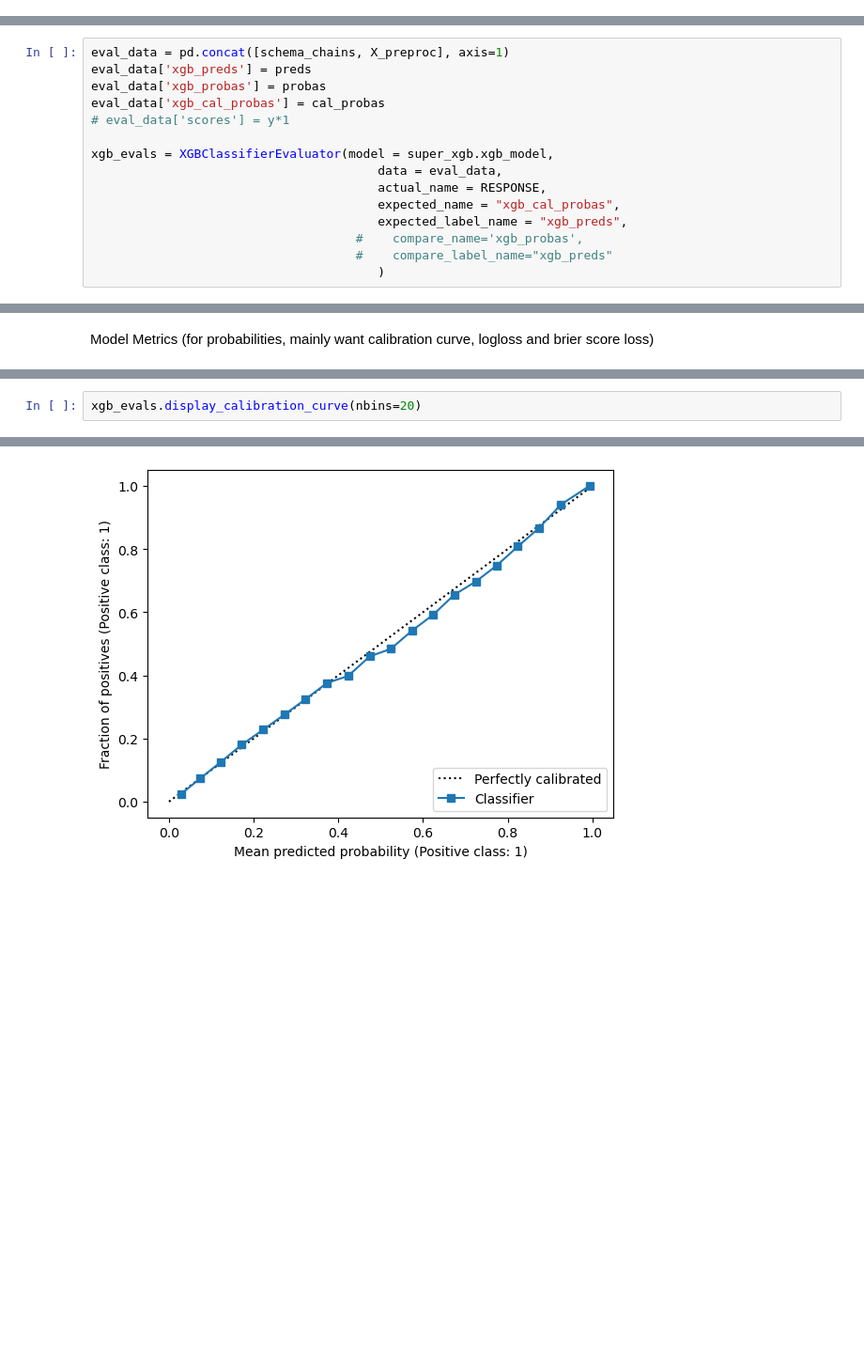
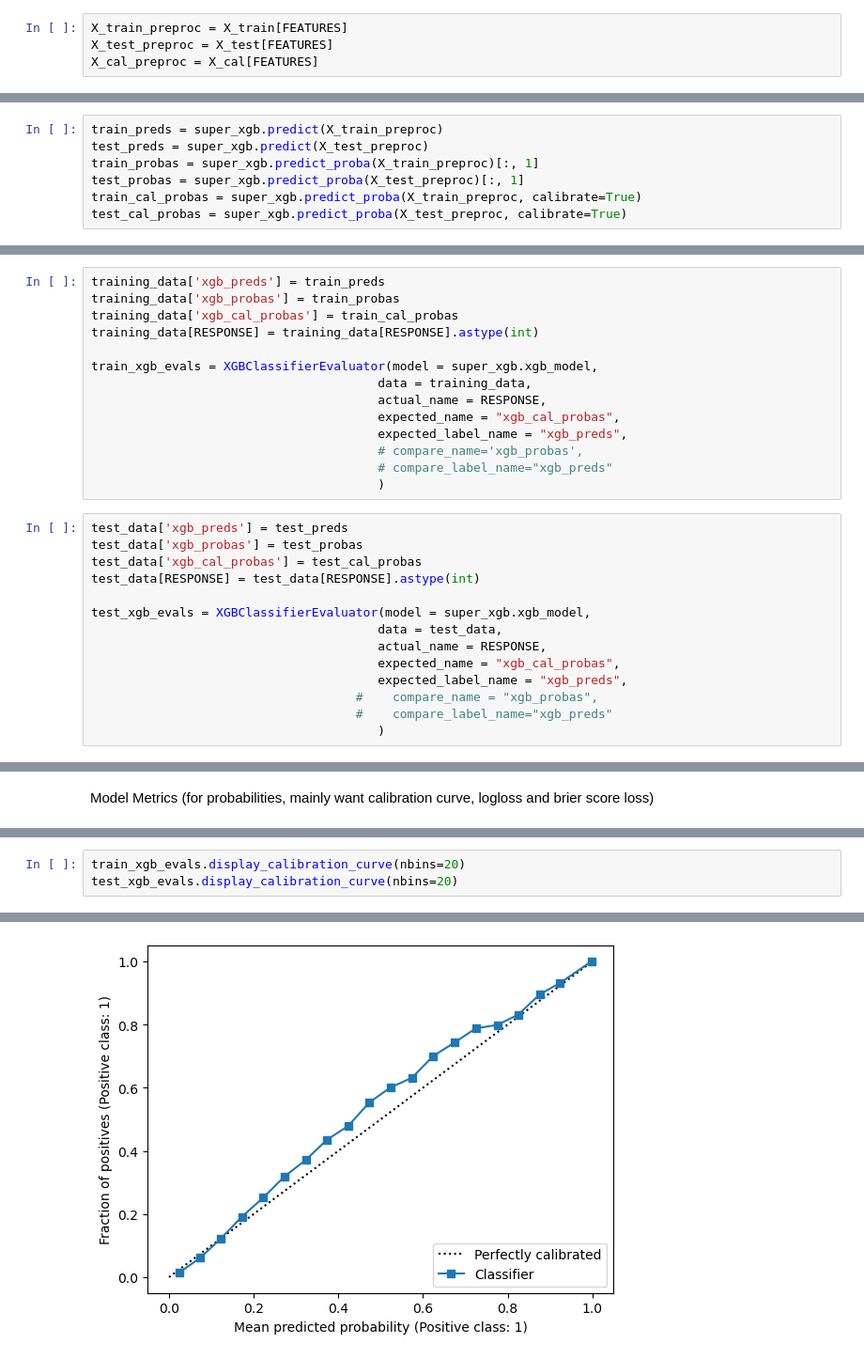
Before and after one commit to ciaran-grant/afl-player-ratings, a Jupyter notebook: vaep/notebooks/2a_model_evaluation.ipynb, the cells around one changed output, grey strips where cells are left out. Shown at 94% size. Drawn from its saved outputs; the diff is of its cells as text; blank space fills up the shorter version.

```diff
--- a/vaep/notebooks/2a_model_evaluation.ipynb
+++ b/vaep/notebooks/2a_model_evaluation.ipynb
@@ -104,3 +81,7 @@ X_preproc.columns = score_feature_names
+# %%
+X_train_preproc = X_train[FEATURES]
+X_test_preproc = X_test[FEATURES]
+X_cal_preproc = X_cal[FEATURES]
 # %% [markdown]
 Load Model
 # %%
@@ -133,3 +106,10 @@ cal_probas = super_xgb.predict_proba(X_preproc, calibrate=True)
+# %%
+train_preds = super_xgb.predict(X_train_preproc)
+test_preds = super_xgb.predict(X_test_preproc)
+train_probas = super_xgb.predict_proba(X_train_preproc)[:, 1]
+test_probas = super_xgb.predict_proba(X_test_preproc)[:, 1]
+train_cal_probas = super_xgb.predict_proba(X_train_preproc, calibrate=True)
+test_cal_probas = super_xgb.predict_proba(X_test_preproc, calibrate=True)
 # %% [markdown]
 Compare Model
 # %%
@@ -150,20 +128,33 @@ Compare Model
 # %% [markdown]
 Evaluate Model
 # %%
-eval_data = pd.concat([schema_chains, X_preproc], axis=1)
-eval_data['xgb_preds'] = preds
-eval_data['xgb_probas'] = probas
-eval_data['xgb_cal_probas'] = cal_probas
-# eval_data['scores'] = y*1
+training_data['xgb_preds'] = train_preds
+training_data['xgb_probas'] = train_probas
+training_data['xgb_cal_probas'] = train_cal_probas
+training_data[RESPONSE] = training_data[RESPONSE].astype(int)
 
-xgb_evals = XGBClassifierEvaluator(model = super_xgb.xgb_model,
-                                       data = eval_data,
+train_xgb_evals = XGBClassifierEvaluator(model = super_xgb.xgb_model,
+                                       data = training_data,
                                        actual_name = RESPONSE,
                                        expected_name = "xgb_cal_probas",
                                        expected_label_name = "xgb_preds",
-                                    #    compare_name='xgb_probas',
-                                    #    compare_label_name="xgb_preds"
+                                       # compare_name='xgb_probas',
+                                       # compare_label_name="xgb_preds"
                                        )
+# %%
+test_data['xgb_preds'] = test_preds
+test_data['xgb_probas'] = test_probas
+test_data['xgb_cal_probas'] = test_cal_probas
+test_data[RESPONSE] = test_data[RESPONSE].astype(int)
+
+test_xgb_evals = XGBClassifierEvaluator(model = super_xgb.xgb_model,
+                                       data = test_data,
+                                       actual_name = RESPONSE,
+                                       expected_name = "xgb_cal_probas",
+                                       expected_label_name = "xgb_preds",
+                                    #    compare_name = "xgb_probas",
+                                    #    compare_label_name="xgb_preds"
+                                       )
 # %% [markdown]
 Model Averages
 # %%
@@ -218,5 +262,6 @@ Expected Brier Score:   0.0821
 # %%
-xgb_evals.display_calibration_curve(nbins=20)
+train_xgb_evals.display_calibration_curve(nbins=20)
+test_xgb_evals.display_calibration_curve(nbins=20)
 # %% [output]
 <sklearn.calibration.CalibrationDisplay at 0x...>
-[figure, old version]
+[figure, new version]
```
Also changed, not shown: parts of 36 cells of this notebook, 13 other files.
